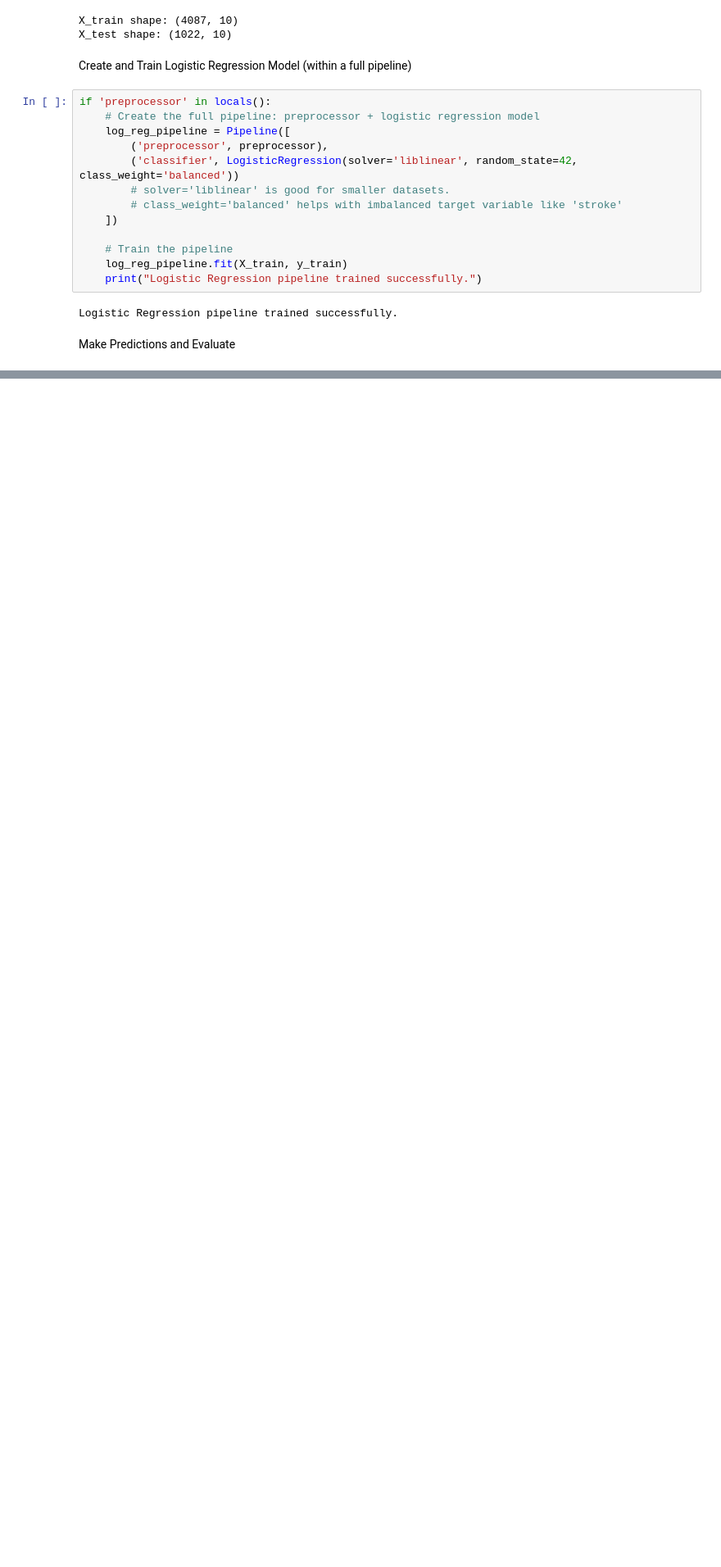
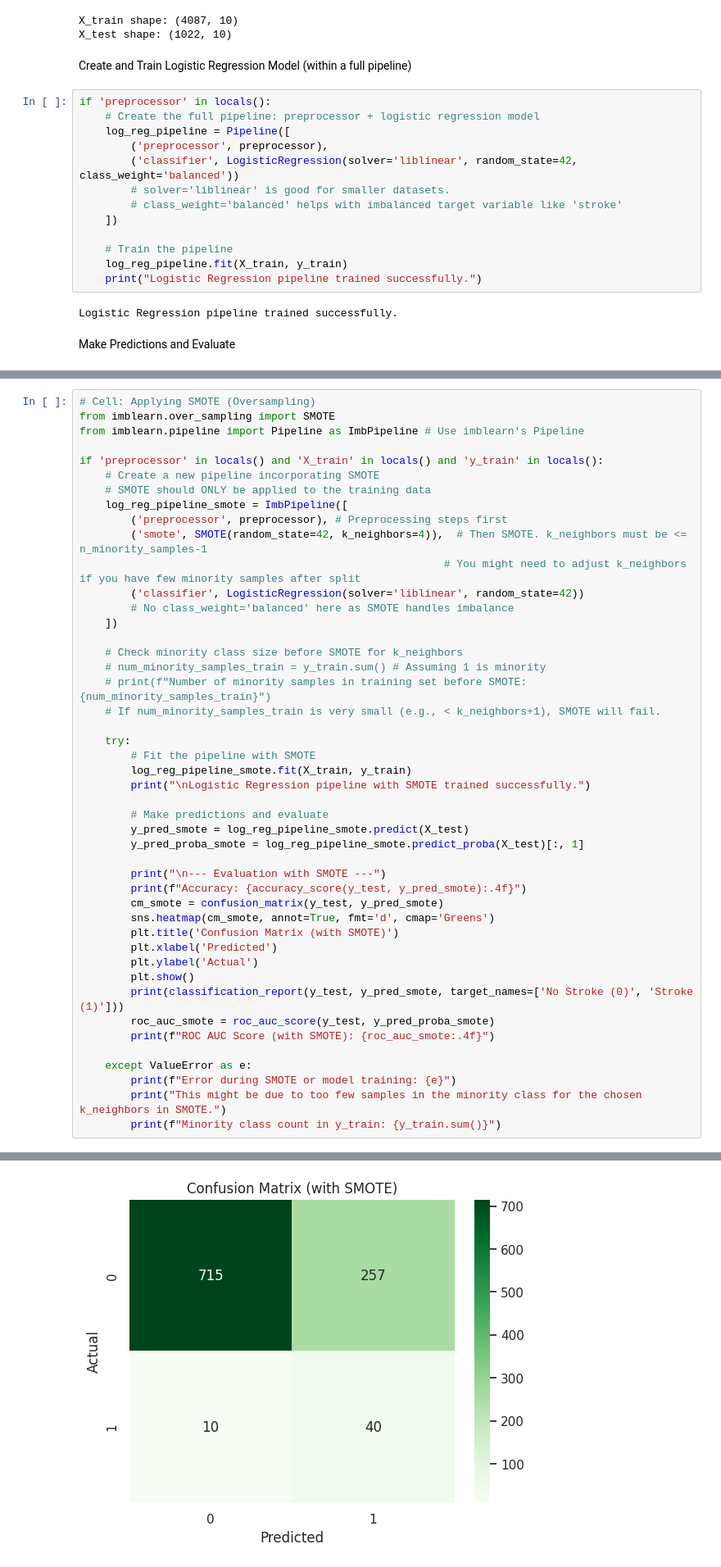
Before and after one commit to jeloerc/classical_ml_learning, a Jupyter notebook: ml_02_logistic_regression/notebooks/regresion_logistica_stroke.ipynb, the cells around one changed output, grey strips where cells are left out. Shown at 82% size. Saved outputs shown, nothing was run; the diff lists cells and outputs as text; blank space fills up the shorter version.

```diff
--- a/ml_02_logistic_regression/notebooks/regresion_logistica_stroke.ipynb
+++ b/ml_02_logistic_regression/notebooks/regresion_logistica_stroke.ipynb
@@ -197,0 +264,47 @@ ROC AUC Score: 0.8390
+# %%
+# Cell: Applying SMOTE (Oversampling)
+from imblearn.over_sampling import SMOTE
+from imblearn.pipeline import Pipeline as ImbPipeline # Use imblearn's Pipeline
+
+if 'preprocessor' in locals() and 'X_train' in locals() and 'y_train' in locals():
+    # Create a new pipeline incorporating SMOTE
+    # SMOTE should ONLY be applied to the training data
+    log_reg_pipeline_smote = ImbPipeline([
+        ('preprocessor', preprocessor), # Preprocessing steps first
+        ('smote', SMOTE(random_state=42, k_neighbors=4)),  # Then SMOTE. k_neighbors must be <= n_minority_samples-1
+                                                         # You might need to adjust k_neighbors if you have few minority samples after split
+        ('classifier', LogisticRegression(solver='liblinear', random_state=42))
+        # No class_weight='balanced' here as SMOTE handles imbalance
+    ])
+
+    # Check minority class size before SMOTE for k_neighbors
+    # num_minority_samples_train = y_train.sum() # Assuming 1 is minority
+    # print(f"Number of minority samples in training set before SMOTE: {num_minority_samples_train}")
+    # If num_minority_samples_train is very small (e.g., < k_neighbors+1), SMOTE will fail.
+
+    try:
+        # Fit the pipeline with SMOTE
+        log_reg_pipeline_smote.fit(X_train, y_train)
+        print("\nLogistic Regression pipeline with SMOTE trained successfully.")
+
+        # Make predictions and evaluate
+        y_pred_smote = log_reg_pipeline_smote.predict(X_test)
+        y_pred_proba_smote = log_reg_pipeline_smote.predict_proba(X_test)[:, 1]
+
+        print("\n--- Evaluation with SMOTE ---")
+        print(f"Accuracy: {accuracy_score(y_test, y_pred_smote):.4f}")
+        cm_smote = confusion_matrix(y_test, y_pred_smote)
+        sns.heatmap(cm_smote, annot=True, fmt='d', cmap='Greens')
+        plt.title('Confusion Matrix (with SMOTE)')
+        plt.xlabel('Predicted')
+        plt.ylabel('Actual')
+        plt.show()
+        print(classification_report(y_test, y_pred_smote, target_names=['No Stroke (0)', 'Stroke (1)']))
+        roc_auc_smote = roc_auc_score(y_test, y_pred_proba_smote)
+        print(f"ROC AUC Score (with SMOTE): {roc_auc_smote:.4f}")
+
+    except ValueError as e:
+        print(f"Error during SMOTE or model training: {e}")
+        print("This might be due to too few samples in the minority class for the chosen k_neighbors in SMOTE.")
+        print(f"Minority class count in y_train: {y_train.sum()}")
+# %% [output]
@@ -197,0 +315 @@ ROC AUC Score: 0.8390
+[figure, added]
```
Also changed, not shown: parts of 6 cells of this notebook, 2 other files.
